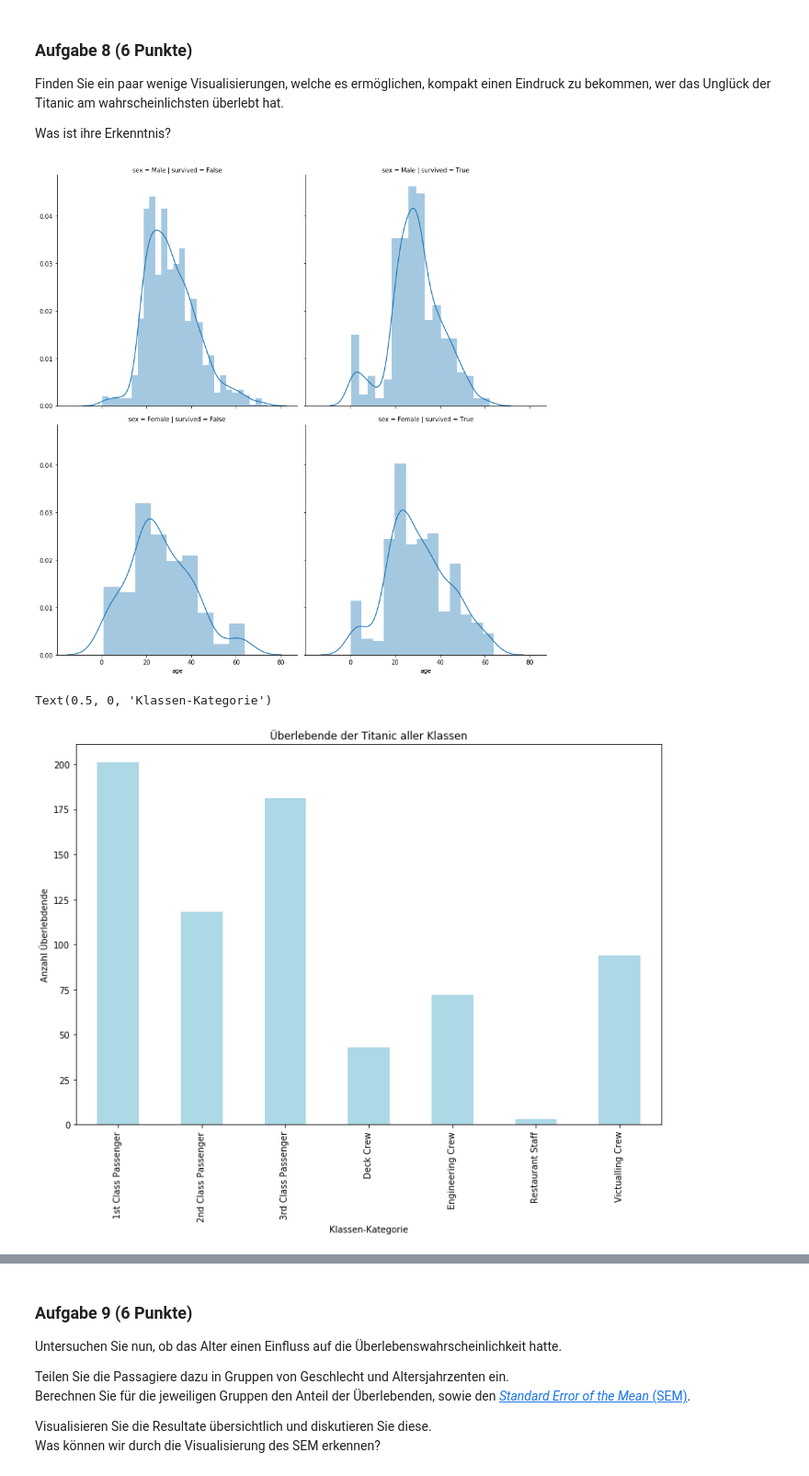
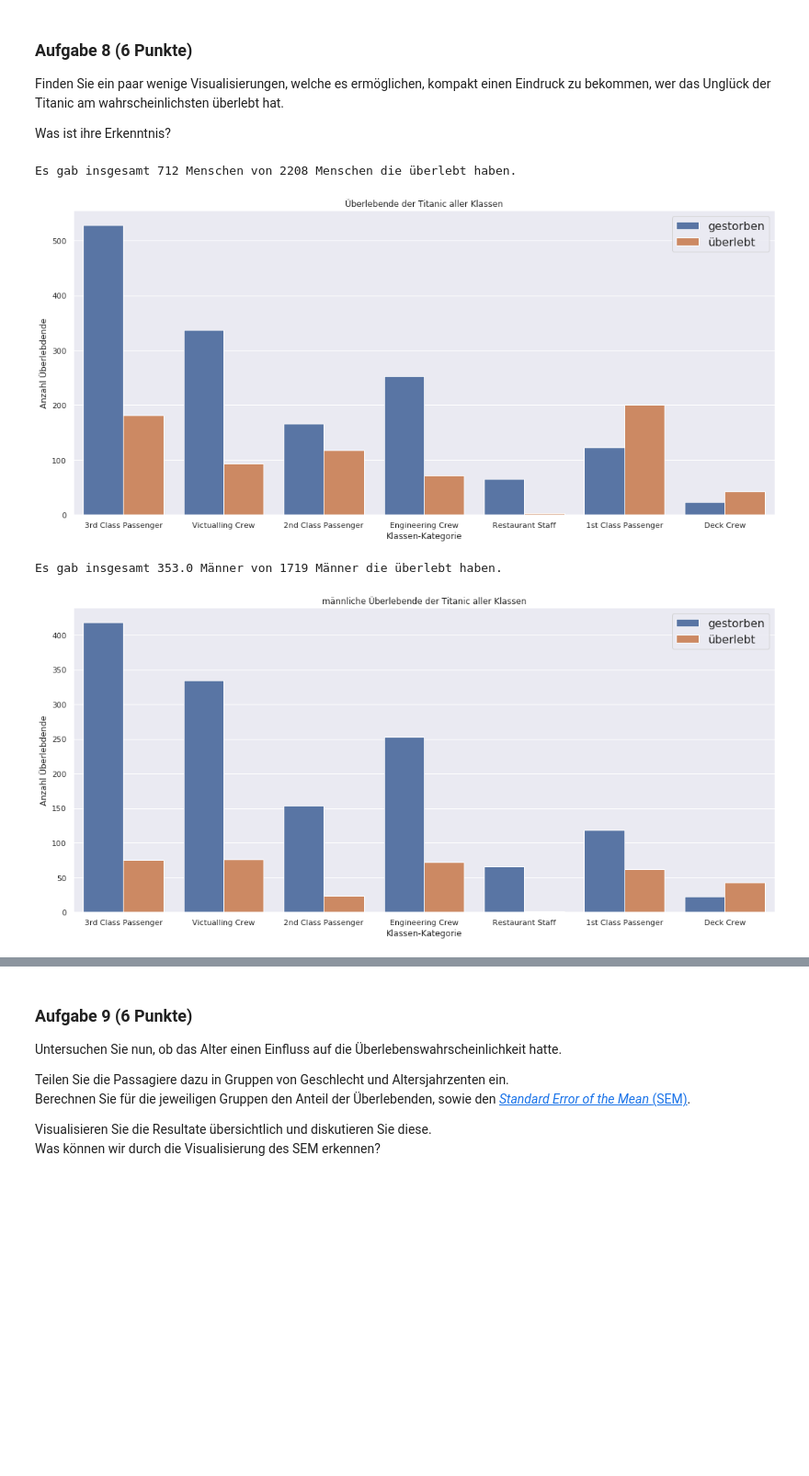
Before and after one commit to JuliaLauraMueller/dsp_hs2019, a Jupyter notebook: assignments/assignment11/exercise11.ipynb, the cells around one changed output, grey strips where cells are left out. Shown at 92% size. Saved outputs shown, nothing was run; the diff lists cells and outputs as text; code cells hidden in the pictures; blank space fills up the shorter version.

```diff
--- a/assignments/assignment11/exercise11.ipynb
+++ b/assignments/assignment11/exercise11.ipynb
@@ -99,8 +99,8 @@ def cleanDataFrame(df_1, df_2):
 
 
     #Rename columns
-    result_df.rename(columns={'Name': 'name', 'Age': 'age', 'Class/Dept': 'class_dept', 'Ticketprice': 'ticketprice', 'Joined': 'joined',
-                       'Job': 'job', 'Boat [Body]': 'boat_body', 'Survived': 'survived'}, inplace=True)
+    result_df.rename(columns={'Name': 'name', 'Age': 'age', 'Job': 'job', 'Class/Dept': 'class_dept', 'Joined': 'joined',
+                              'Boat [Body]': 'boat_body', 'Ticketprice': 'ticketprice', 'Survived': 'survived'}, inplace=True)
 
 
     # Calculate a decimal amount in pounds
@@ -125,7 +125,7 @@ def cleanDataFrame(df_1, df_2):
     #insert new columns
     result_df.insert(1, 'sex', np.NaN)
     result_df.insert(3, 'is_adult', np.NaN)
-    result_df.insert(4, 'is_passenger', np.NaN)
+    result_df.insert(5, 'is_passenger', np.NaN)
 
     # Give is_Adult values
     result_df['age']= result_df['age'].astype(float)
@@ -155,6 +155,9 @@ def cleanDataFrame(df_1, df_2):
     # delete not needed column salutation
     result_df = result_df.drop(columns=['salutation', 'pound', 'shilling', 'pence'])
 
+    # reindex the columns
+    result_df.reindex(columns =['name', 'sex', 'age', 'is_adult', 'job', 'class_dept', 'is_passenger', 'joined', 'boat_body', 'ticketprice', 'survived'])
+
     # sort dataframe --> familyname
     cleaned_result_df = result_df.sort_values(by=['name'], ascending=True)
     cleaned_result_df.to_csv('titanic.csv')
@@ -474,20 +488,34 @@ Was ist ihre Erkenntnis?
-# %%
-ax = sns.FacetGrid(titanic_df, row='sex', col='survived', height=6)
-ax.map(sns.distplot, "age")
-#plt.title('')
-#plt.xlabel('')
-#plt.ylabel('')
-plt.show()
-# %% [output]
-[figure, removed]
+# %%
+fig, ax = plt.subplots(ncols=1, nrows=1, figsize=(18, 8))
+adult = titanic_df.loc[titanic_df['survived'] == True]
+
+sns.set(style="darkgrid")
+ax = sns.countplot(x='class_dept', hue='survived', data=titanic_df)
+
+
+print('Es gab insgesamt', adult['survived'].count(), 'Menschen von', len(titanic_df['is_passenger']), 'Menschen die überlebt haben.')
+plt.title('Überlebende der Titanic aller Klassen')
+plt.ylabel('Anzahl Überlebdende')
+plt.xlabel('Klassen-Kategorie')
+plt.legend(['gestorben', 'überlebt'], prop={'size': 16});
+plt.show()
+# %% [output]
+Es gab insgesamt 712 Menschen von 2208 Menschen die überlebt haben.
+[figure, added]
 # %%
-fig, ax = plt.subplots(ncols=1, nrows=1, figsize=(12, 8))
-adult = titanic_df.loc[titanic_df['survived'] == True]
-adult.groupby('class_dept').sum().survived.plot.bar(color='lightblue')
-plt.title('Überlebende der Titanic aller Klassen')
+fig, ax = plt.subplots(ncols=1, nrows=1, figsize=(18, 8))
+adult = titanic_df.loc[titanic_df['sex'] == 'Male']
+
+sns.set(style="darkgrid")
+ax = sns.countplot(x='class_dept', hue='survived', data=adult)
+
+print('Es gab insgesamt', adult.groupby('class_dept').sum().survived.sum(), 'Männer von', (titanic_df['sex'] == 'Male').sum(), 'Männer die überlebt haben.')
+plt.title('männliche Überlebende der Titanic aller Klassen')
 plt.ylabel('Anzahl Überlebdende')
 plt.xlabel('Klassen-Kategorie')
+plt.legend(['gestorben', 'überlebt'], prop={'size': 16});
+plt.show()
 # %% [output]
-Text(0.5, 0, 'Klassen-Kategorie')
+Es gab insgesamt 353.0 Männer von 1719 Männer die überlebt haben.
-[figure, old version]
+[figure, new version]
 # %%
```
Also changed, not shown: parts of 23 cells of this notebook, 1 other file.
